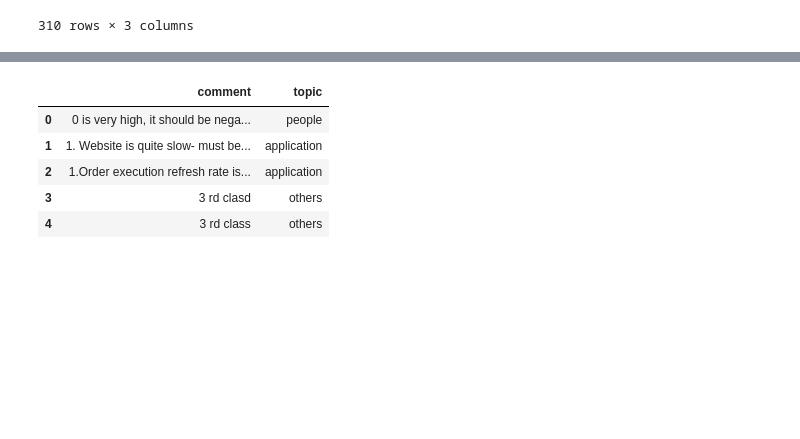
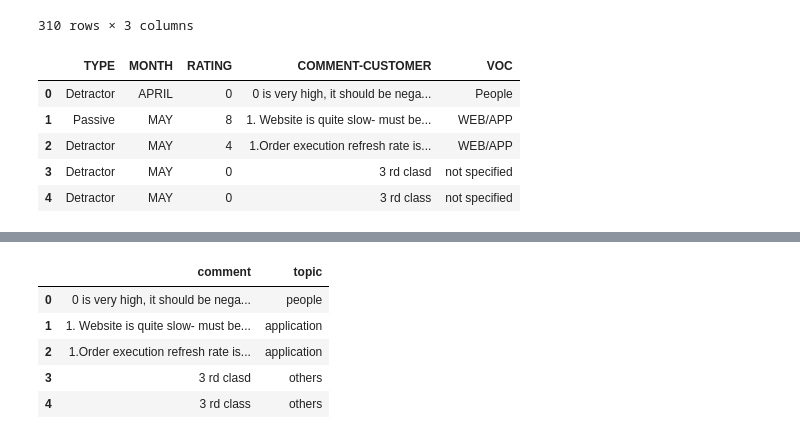
Before and after one commit to Brijeshtanwar/Topic-Modeling, a Jupyter notebook: sklearn_nlp_fasttext.ipynb, the cells around one changed output, grey strips where cells are left out. Saved outputs shown, nothing was run; the diff lists cells and outputs as text; code cells hidden in the pictures; blank space fills up the shorter version.

```diff
--- a/sklearn_nlp_fasttext.ipynb
+++ b/sklearn_nlp_fasttext.ipynb
@@ -386,6 +374,15 @@ data_table.DataTable(df_pred.query(' y != y_pred')[['x','y', 'y_pred']], include
 # %%
 # Testing on Apr May data
 # %%
-url = """https://raw.githubusercontent.com/Brijeshtanwar/Topic-Modeling/main/test_data.csv"""
-test = pd.read_csv(url,  encoding = 'unicode_escape')
+url = """https://raw.githubusercontent.com/Brijeshtanwar/Topic-Modeling/main/may_jun_jul_nps.csv"""
+test = pd.read_csv(url, on_bad_lines='skip')
+# %%
+test.head()
+# %% [output]
+|  | TYPE | MONTH | RATING | COMMENT-CUSTOMER | VOC |
+| 0 | Detractor | APRIL | 0 | 0 is very high, it should be nega... | People |
+| 1 | Passive | MAY | 8 | 1. Website is quite slow- must be... | WEB/APP |
+| 2 | Detractor | MAY | 4 | 1.Order execution refresh rate is... | WEB/APP |
+| 3 | Detractor | MAY | 0 | 3 rd clasd | not specified |
+| 4 | Detractor | MAY | 0 | 3 rd class | not specified |
 # %%
```
Also changed, not shown: parts of 10 cells of this notebook.
